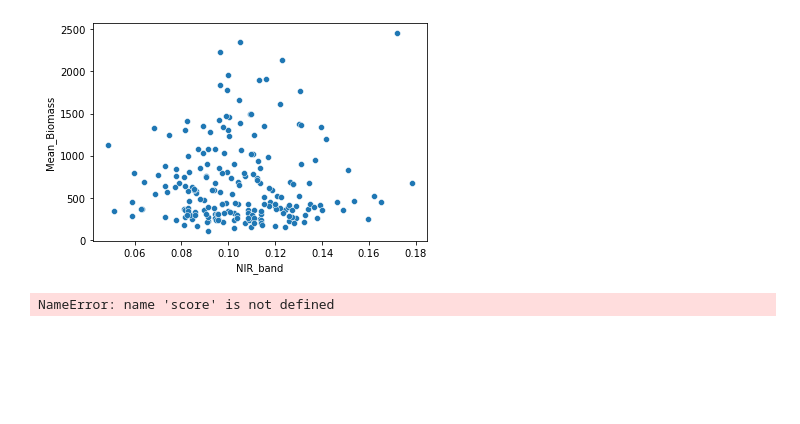
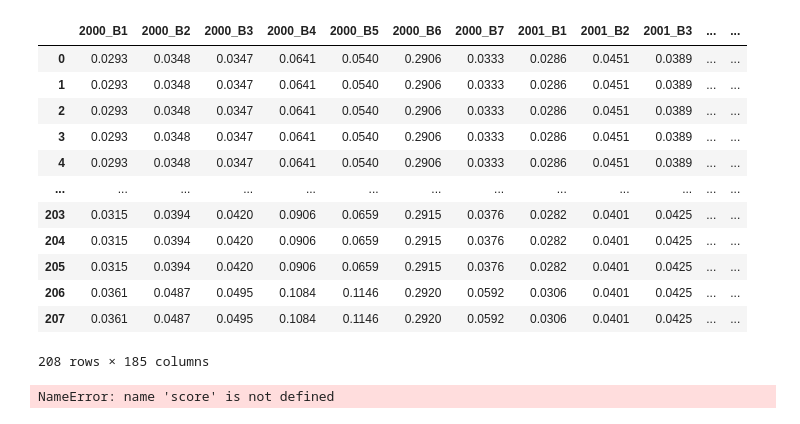
Before and after one commit to asajulien/PhD, a Jupyter notebook: Jupyter/Georgia/GA - average data.ipynb, the cells around one changed output. Saved outputs shown, nothing was run; the diff lists cells and outputs as text; code cells hidden in the pictures; blank space fills up the shorter version.

```diff
--- a/Jupyter/Georgia/GA - average data.ipynb
+++ b/Jupyter/Georgia/GA - average data.ipynb
@@ -16,14 +16,26 @@ import xgboost
 # %%
 ##Proof of concept
 os.chdir(r'C:/Users/arj26323/Documents/Data/Biomass datasets/Sapelo/')
 df = pd.read_csv('GA_spectra_FINAL_3-4-22.csv') ##very different results than GA_spectra
 
 df
 
-g = sns.scatterplot(x = 'NIR_band', y = 'Mean_Biomass', data = df)
-plt.show()
+# g = sns.scatterplot(x = 'NIR_band', y = 'Mean_Biomass', data = df)
+# plt.show()
 # %% [output]
-[figure, removed]
+|  | 2000_B1 | 2000_B2 | 2000_B3 | 2000_B4 | 2000_B5 | 2000_B6 | 2000_B7 | 2001_B1 | 2001_B2 | 2001_B3 | ... | ... |
+| 0 | 0.0293 | 0.0348 | 0.0347 | 0.0641 | 0.0540 | 0.2906 | 0.0333 | 0.0286 | 0.0451 | 0.0389 | ... | ... |
+| 1 | 0.0293 | 0.0348 | 0.0347 | 0.0641 | 0.0540 | 0.2906 | 0.0333 | 0.0286 | 0.0451 | 0.0389 | ... | ... |
+| 2 | 0.0293 | 0.0348 | 0.0347 | 0.0641 | 0.0540 | 0.2906 | 0.0333 | 0.0286 | 0.0451 | 0.0389 | ... | ... |
+| 3 | 0.0293 | 0.0348 | 0.0347 | 0.0641 | 0.0540 | 0.2906 | 0.0333 | 0.0286 | 0.0451 | 0.0389 | ... | ... |
+| 4 | 0.0293 | 0.0348 | 0.0347 | 0.0641 | 0.0540 | 0.2906 | 0.0333 | 0.0286 | 0.0451 | 0.0389 | ... | ... |
+| ... | ... | ... | ... | ... | ... | ... | ... | ... | ... | ... | ... | ... |
+| 203 | 0.0315 | 0.0394 | 0.0420 | 0.0906 | 0.0659 | 0.2915 | 0.0376 | 0.0282 | 0.0401 | 0.0425 | ... | ... |
+| 204 | 0.0315 | 0.0394 | 0.0420 | 0.0906 | 0.0659 | 0.2915 | 0.0376 | 0.0282 | 0.0401 | 0.0425 | ... | ... |
+| 205 | 0.0315 | 0.0394 | 0.0420 | 0.0906 | 0.0659 | 0.2915 | 0.0376 | 0.0282 | 0.0401 | 0.0425 | ... | ... |
+| 206 | 0.0361 | 0.0487 | 0.0495 | 0.1084 | 0.1146 | 0.2920 | 0.0592 | 0.0306 | 0.0401 | 0.0425 | ... | ... |
+| 207 | 0.0361 | 0.0487 | 0.0495 | 0.1084 | 0.1146 | 0.2920 | 0.0592 | 0.0306 | 0.0401 | 0.0425 | ... | ... |
+208 rows × 185 columns
 # %%
 ##REMEMBER: by combining landsat 5 and 8 bands, you are grouping bands with slightly different wavelengths. ADDRESS
 from sklearn.model_selection import train_test_split
```
Also changed, not shown: parts of 1 cell of this notebook, 3 other files.
